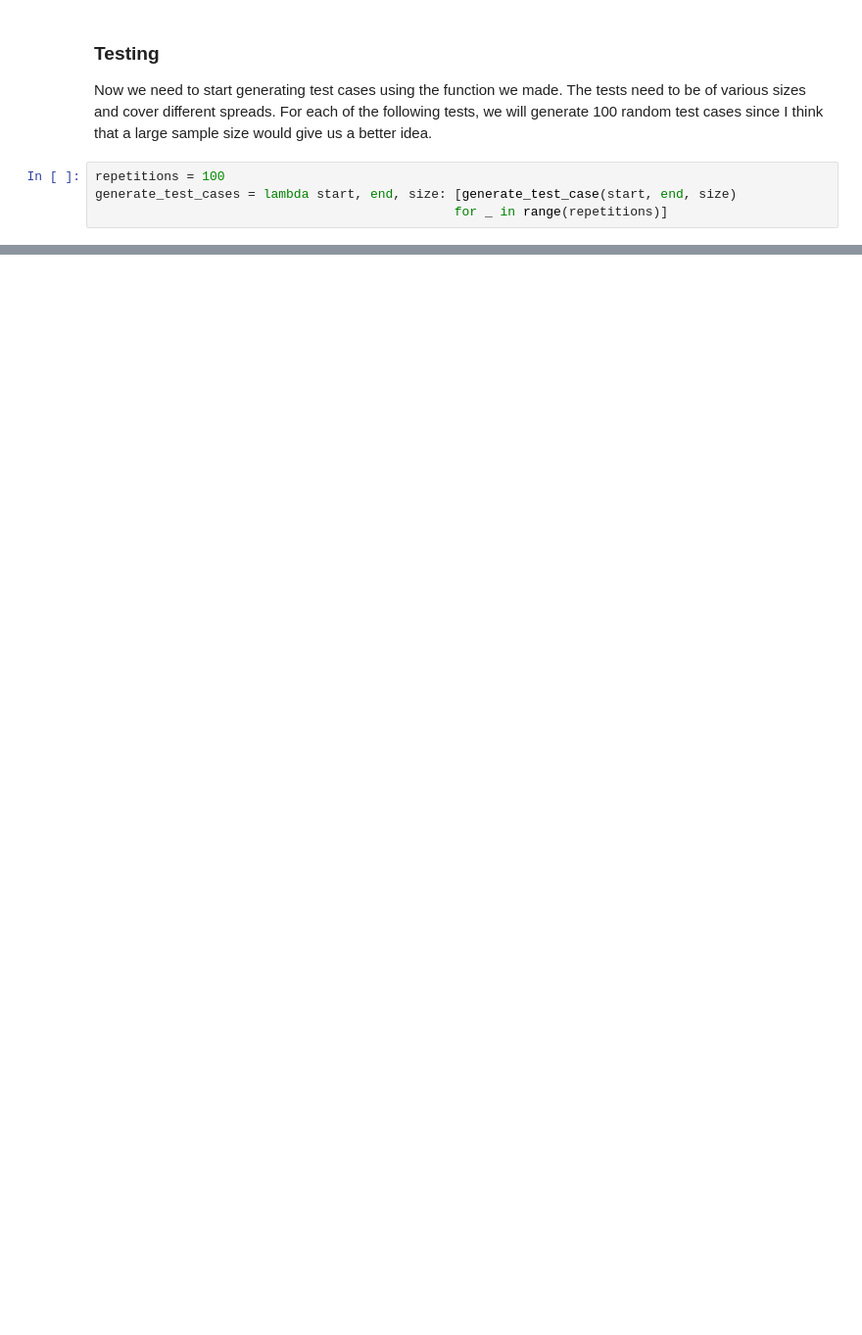
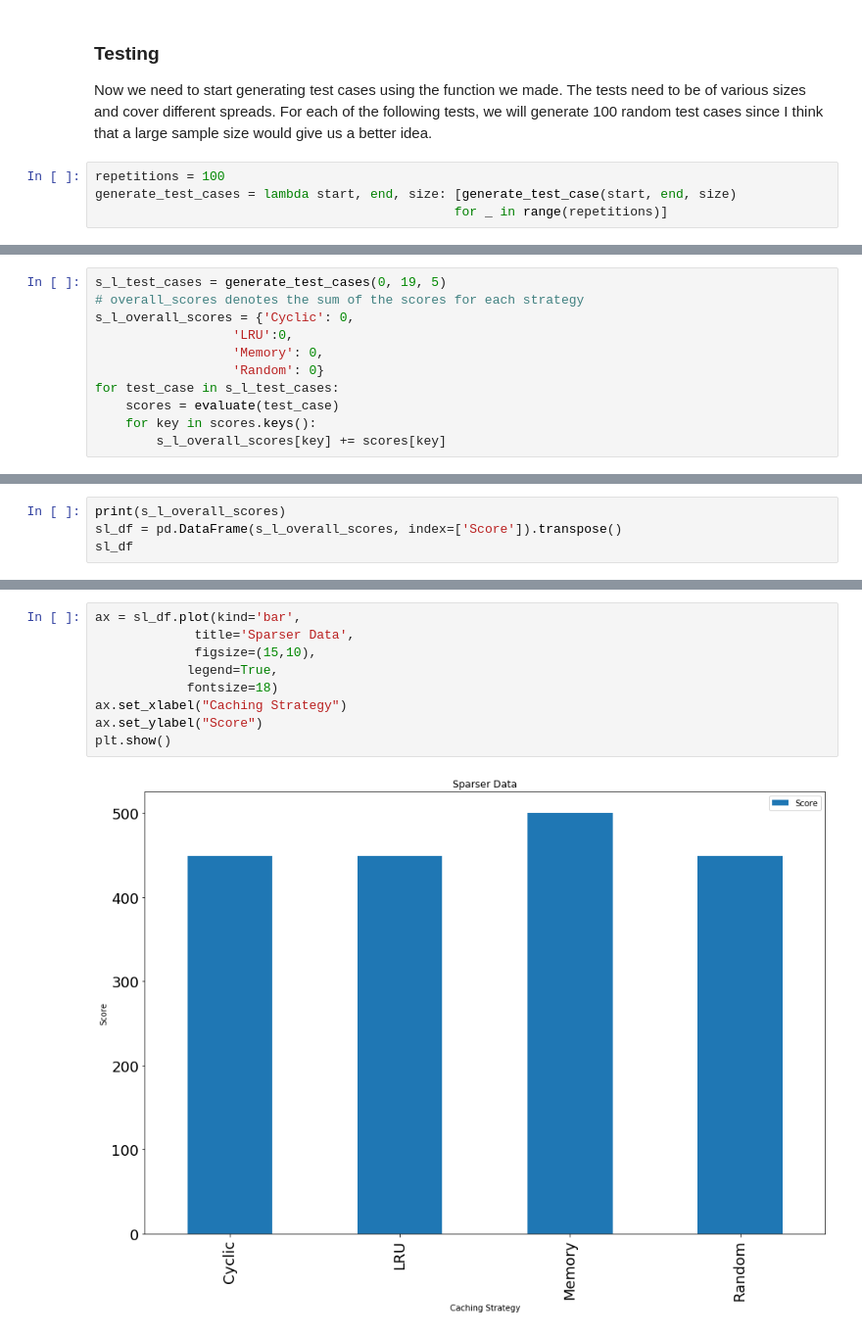
Before and after one commit to gurneetbhatia/OS-Coursework, a Jupyter notebook: experiment/Caching_Experiment.ipynb, the cells around one changed output, grey strips where cells are left out. Shown at 98% size. Saved outputs shown, nothing was run; the diff lists cells and outputs as text; blank space fills up the shorter version.

```diff
--- a/experiment/Caching_Experiment.ipynb
+++ b/experiment/Caching_Experiment.ipynb
@@ -78,0 +147,11 @@ print(s_s_overall_scores)
+# %%
+s_l_test_cases = generate_test_cases(0, 19, 5)
+# overall_scores denotes the sum of the scores for each strategy
+s_l_overall_scores = {'Cyclic': 0,
+                  'LRU':0,
+                  'Memory': 0,
+                  'Random': 0}
+for test_case in s_l_test_cases:
+    scores = evaluate(test_case)
+    for key in scores.keys():
+        s_l_overall_scores[key] += scores[key]
@@ -78,0 +160,4 @@ print(s_s_overall_scores)
+# %%
+print(s_l_overall_scores)
+sl_df = pd.DataFrame(s_l_overall_scores, index=['Score']).transpose()
+sl_df
@@ -78,0 +171,11 @@ print(s_s_overall_scores)
+# %%
+ax = sl_df.plot(kind='bar',
+             title='Sparser Data',
+             figsize=(15,10),
+            legend=True,
+            fontsize=18)
+ax.set_xlabel("Caching Strategy")
+ax.set_ylabel("Score")
+plt.show()
+# %% [output]
+[figure, added]
```
Also changed, not shown: parts of 26 cells of this notebook.
